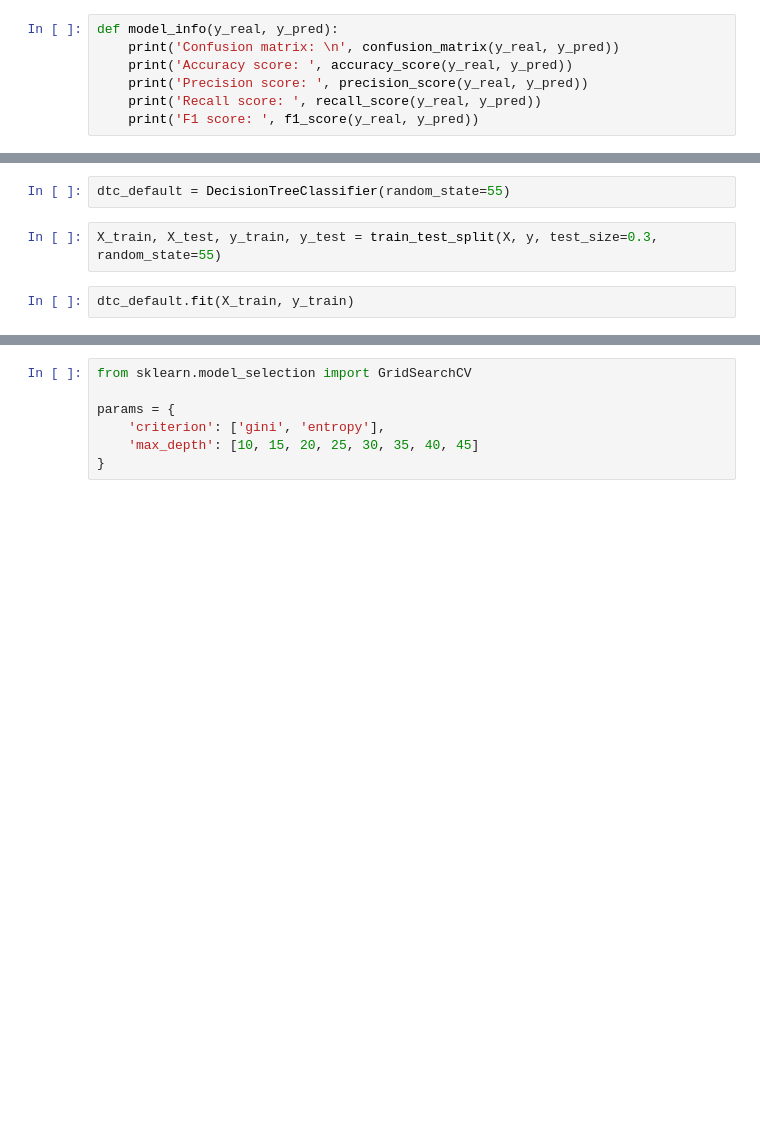
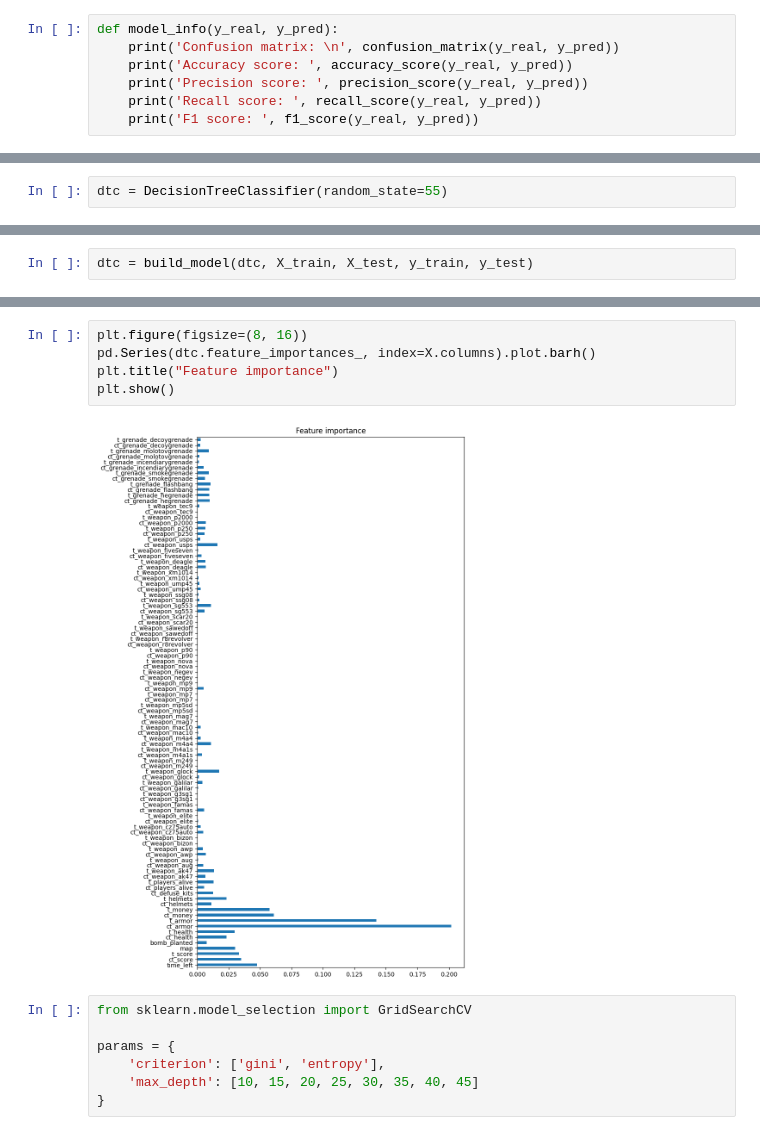
Before and after one commit to MATF-istrazivanje-podataka-1/2023_Data_Mining_Go_winner_Dataset, a Jupyter notebook: models/classification/decision_tree.ipynb, the cells around one changed output, grey strips where cells are left out. Drawn from its saved outputs; the diff is of its cells as text; blank space fills up the shorter version.

```diff
--- a/models/classification/decision_tree.ipynb
+++ b/models/classification/decision_tree.ipynb
@@ -37,6 +55,2 @@ def model_info(y_real, y_pred):
 # %%
-dtc_default = DecisionTreeClassifier(random_state=55)
+dtc = DecisionTreeClassifier(random_state=55)
-# %%
-X_train, X_test, y_train, y_test = train_test_split(X, y, test_size=0.3, random_state=55)
-# %%
-dtc_default.fit(X_train, y_train)
@@ -66,0 +57,2 @@ F1 score:  0.8175554304404943
+# %%
+dtc = build_model(dtc, X_train, X_test, y_train, y_test)
@@ -67,3 +77,10 @@ F1 score:  0.8175554304404943
+# %%
+plt.figure(figsize=(8, 16))
+pd.Series(dtc.feature_importances_, index=X.columns).plot.barh()
+plt.title("Feature importance")
+plt.show()
+# %% [output]
+[figure, added]
 # %%
 from sklearn.model_selection import GridSearchCV
 
```
Also changed, not shown: parts of 22 cells of this notebook, 1 other file.
